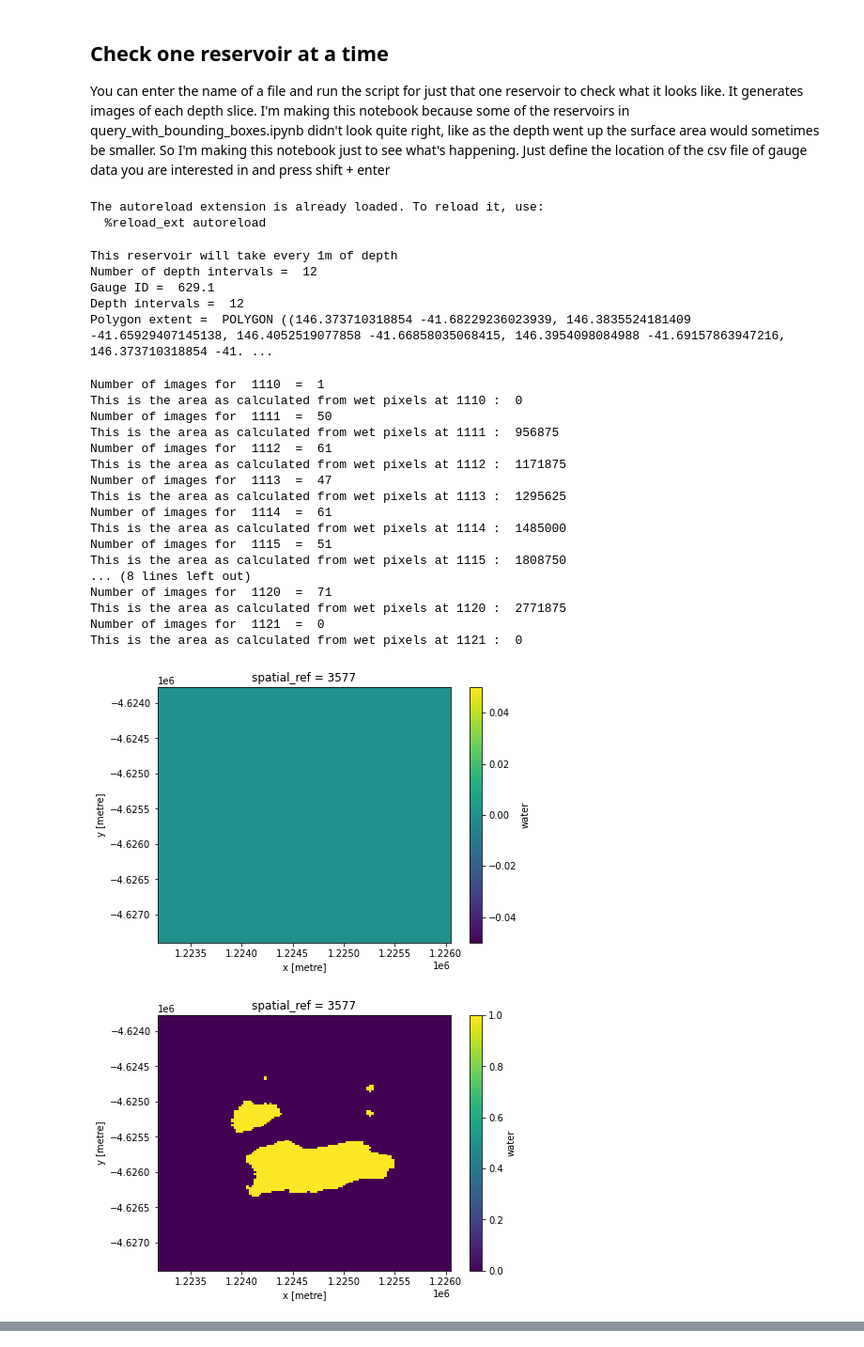
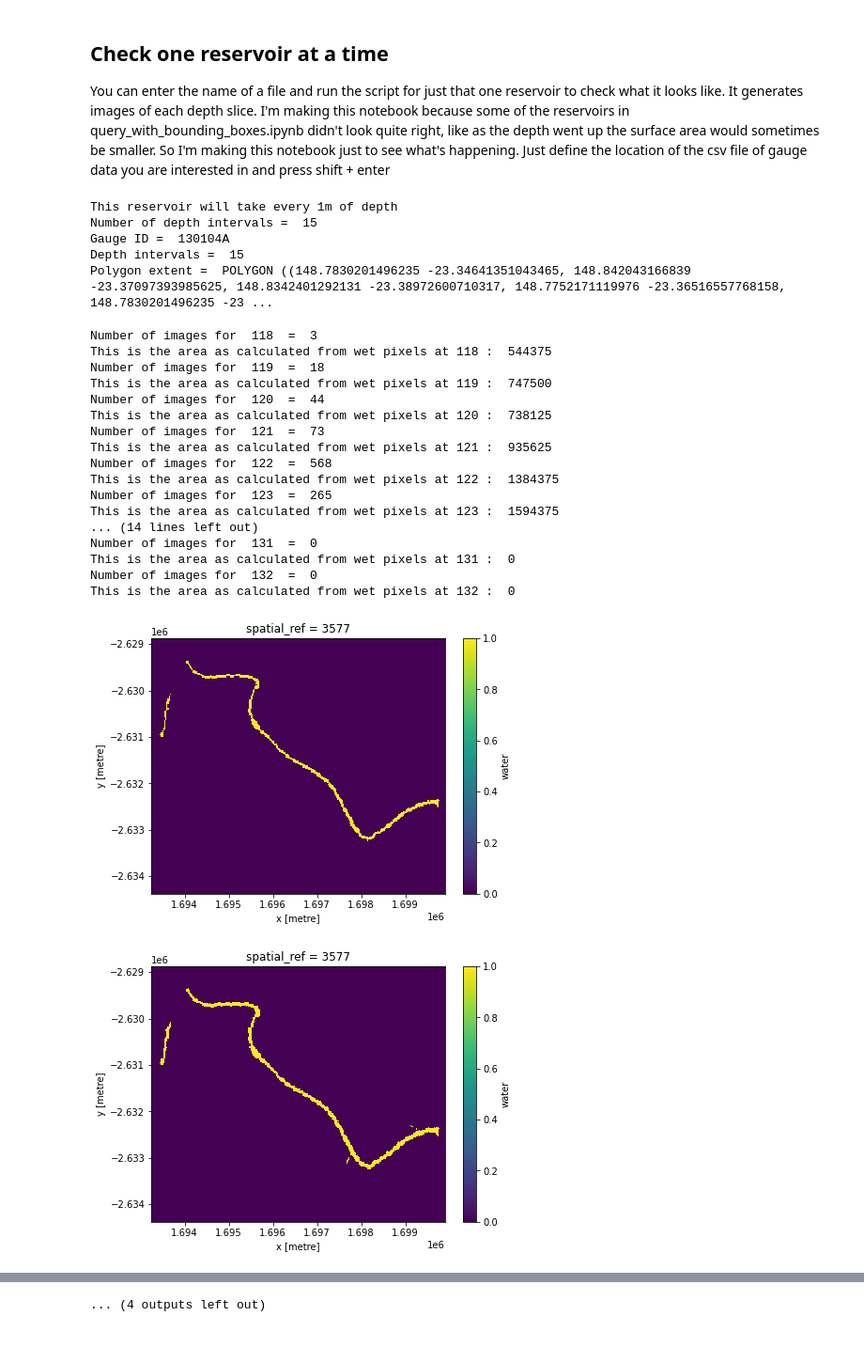
Before and after one commit to anchor228/Reservoirs_project, a Jupyter notebook: check_reservoirs.ipynb, the cells around one changed output, grey strips where cells are left out. Shown at 94% size. Drawn from its saved outputs; the diff is of its cells as text; code cells hidden in the pictures.

Commit message:
updating the reservoirs notebooks

```diff
--- a/check_reservoirs.ipynb
+++ b/check_reservoirs.ipynb
@@ -19,8 +19,9 @@ from matplotlib import pyplot
 import datacube
 
 import sys
-sys.path.append('../Scripts')
+sys.path.append('../../Scripts')
 from dea_spatialtools import xr_rasterize
+from dea_datahandling import wofs_fuser
 from datacube.utils import geometry
 from datacube.utils.geometry import CRS
 from datacube.utils import masking
@@ -31,11 +32,8 @@ import warnings
 warnings.filterwarnings('ignore', module='datacube')
 %load_ext autoreload
 %autoreload 2
-# %% [output]
-The autoreload extension is already loaded. To reload it, use:
-  %reload_ext autoreload
 # %%
-csv = '00_Library/Mackenzie_629.1.csv'
+csv = '00_Library/Bedford_Weir_130104A.csv'
 
 
 #Get the ID of the gauge
@@ -43,7 +41,7 @@ gauge_number_df = pd.read_csv(csv, nrows=1, escapechar='#')
 column2 = list(gauge_number_df)[1]
 gauge_number_df = gauge_number_df.rename(columns = {column2 : 'gauge_ID'})
 ID_str = gauge_number_df.at[0, 'gauge_ID']
-ID_str = ID_str.astype(str)  #If this box returns an error it might be because the ID for that gauge is already a string.
+#ID_str = ID_str.astype(str)  #If this box returns an error it might be because the ID for that gauge is already a string.
                              #If you get an error about strings you can hash this line out.
 #Make depth duration curve
 gauge_data = pd.read_csv(csv,
@@ -66,8 +64,8 @@ integer_list = integer_array.tolist()
 
 #Take every 2m of depth if the reservoir is large
 if len(integer_list) > 25:
-    integer_list2 = integer_list[::2]
-    print('This reservoir will take every 2m instead of every 1m, because it is quite large.')
+    integer_list2 = integer_list[::1]
+    print('This reservoir will take every 1m instead of every 1m, because it is quite large.')
 else:
         integer_list2 = integer_list
         print('This reservoir will take every 1m of depth')
@@ -87,10 +85,10 @@ print('Depth intervals = ', len(integer_list2))
 print('Polygon extent = ', box)
 # %% [output]
 This reservoir will take every 1m of depth
-Number of depth intervals =  12
-Gauge ID =  629.1
-Depth intervals =  12
-Polygon extent =  POLYGON ((146.373710318854 -41.68229236023939, 146.3835524181409 -41.65929407145138, 146.4052519077858 -41.66858035068415, 146.3954098084988 -41.69157863947216, 146.373710318854 -41. ...
+Number of depth intervals =  15
+Gauge ID =  130104A
+Depth intervals =  15
+Polygon extent =  POLYGON ((148.7830201496235 -23.34641351043465, 148.842043166839 -23.37097393985625, 148.8342401292131 -23.38972600710317, 148.7752171119976 -23.36516557768158, 148.7830201496235 -23 ...
 # %%
 geom = geometry.Geometry(geom=box, crs=bb_gdf.crs)
 query = {'time': ('01-01-1988', '09-12-2020')}
@@ -98,7 +96,7 @@ query.update({'geopolygon': geom})
 
 dc = datacube.Datacube(app='dc-WOfS')
 
-wofs_albers= dc.load(product = 'wofs_albers', dask_chunks = {}, group_by='solar_day', **query)
+wofs_albers= dc.load(product = 'wofs_albers', dask_chunks = {}, group_by='solar_day', fuse_func = wofs_fuser, **query)
 poly_mask = xr_rasterize(bb_gdf.geometry, wofs_albers)
 wofs_albers = wofs_albers.where(poly_mask, other=wofs_albers.water.nodata) #put other or all the data turns into 0
 
@@ -112,7 +110,7 @@ for i in integer_list2:
     #If there are more than 25 meters in depth intervals, take every 2m depth
     if len(integer_list) > 25:
         specified_level = merged_data.where((merged_data.Value > i) &
-                                    (merged_data.Value < i+2), drop=True)
+                                    (merged_data.Value < i+1), drop=True)
     else:
         specified_level = merged_data.where((merged_data.Value > i) &
                                     (merged_data.Value < i+1), drop=True)
@@ -132,49 +130,49 @@ for i in integer_list2:
     cloud_pixels_fraction = (ncloud_pixels / npixels_per_slice)
     clear_specified_passes = specified_passes.water.isel(
         time=cloud_pixels_fraction < 0.2)
     wet = masking.make_mask(clear_specified_passes, wet=True).sum(dim='time')
     dry = masking.make_mask(clear_specified_passes, dry=True).sum(dim='time')
     clear = wet + dry
     frequency = wet / clear
     frequency = frequency.fillna(0)
 
     #Get area from the satellite data
     #get the frequency array
     frequency_array = frequency.values
     #Turn any pixel in the frequency array with a value greater than 0.2 into a pixel of value 1
     #if the pixel value is 0.2 or lower it gets value 0
     is_water = np.where((frequency_array > 0.2),1,0)
     #give the 'frequency' xarray back its new values of zero and one
     frequency.values = is_water
     #sum up the pixels
     number_water_pixels = frequency.sum(dim=['x', 'y'])
     #get the number
     number_water_pixels = number_water_pixels.values.tolist()
     #multiply by pixel size to get area in m2
     area_m2 = number_water_pixels*(25*25)
 
     surface_area_list.append(area_m2)
     print('This is the area as calculated from wet pixels at', i, ': ', area_m2)
 
     #Plotting the image
     frequency.plot(figsize = (7,5))
 # %% [output]
-Number of images for  1110  =  1
-This is the area as calculated from wet pixels at 1110 :  0
-Number of images for  1111  =  50
-This is the area as calculated from wet pixels at 1111 :  956875
-Number of images for  1112  =  61
-This is the area as calculated from wet pixels at 1112 :  1171875
-Number of images for  1113  =  47
-This is the area as calculated from wet pixels at 1113 :  1295625
-Number of images for  1114  =  61
-This is the area as calculated from wet pixels at 1114 :  1485000
-Number of images for  1115  =  51
-This is the area as calculated from wet pixels at 1115 :  1808750
-... (8 lines left out)
-Number of images for  1120  =  71
-This is the area as calculated from wet pixels at 1120 :  2771875
-Number of images for  1121  =  0
-This is the area as calculated from wet pixels at 1121 :  0
+Number of images for  118  =  3
+This is the area as calculated from wet pixels at 118 :  544375
+Number of images for  119  =  18
+This is the area as calculated from wet pixels at 119 :  747500
+Number of images for  120  =  44
+This is the area as calculated from wet pixels at 120 :  738125
+Number of images for  121  =  73
+This is the area as calculated from wet pixels at 121 :  935625
+Number of images for  122  =  568
+This is the area as calculated from wet pixels at 122 :  1384375
+Number of images for  123  =  265
+This is the area as calculated from wet pixels at 123 :  1594375
+... (14 lines left out)
+Number of images for  131  =  0
+This is the area as calculated from wet pixels at 131 :  0
+Number of images for  132  =  0
+This is the area as calculated from wet pixels at 132 :  0
-[figure, old version]
+[figure, new version]
-[figure, old version]
+[figure, new version]
@@ -191,3 +188,4 @@ This is the area as calculated from wet pixels at 1121 :  0
+... (4 outputs left out)
 # %%
 #create dataframe of depth to surface area
 depth_to_area_df = DataFrame(integer_list2, columns=['Depth'])
```
Also changed, not shown: parts of 9 cells of this notebook, 28 other files.
